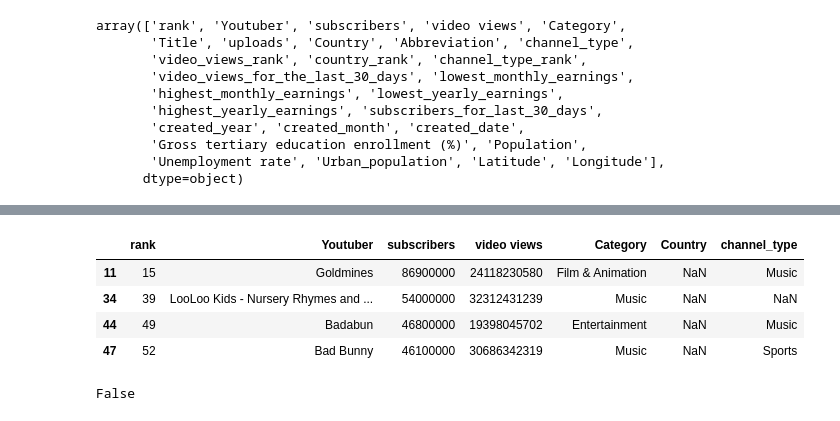
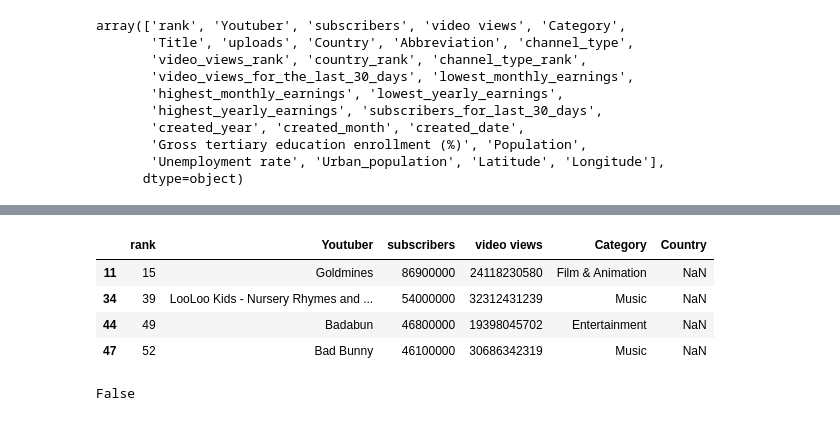
Before and after one commit to metguy/trending_youtubers, a Jupyter notebook: 2023_YouTuber_Analysis.ipynb, the cells around one changed output, grey strips where cells are left out. Drawn from its saved outputs; the diff is of its cells as text; code cells hidden in the pictures.

```diff
--- a/YouTuber_Analysis.ipynb
+++ b/2023_YouTuber_Analysis.ipynb
@@ -15,7 +15,7 @@ please provide us feedback at https://github.com/pandas-dev/pandas/issues/54466
 # %% [markdown]
 Then we'll need to read in the first csv file. We'll call the dataframe 'df_oldstats' since this file contains the data on 2023's trending YouTubers:
 # %%
-df_oldstats = pd.read_csv('old_datadump/GlobalYTstats.csv')
+df_oldstats = pd.read_csv('datadump/GlobalYTstats.csv')
 
 df_oldstats.head()
 # %% [output]
@@ -98,0 +65,18 @@ Number of rows after cleaning data:  50
+# %%
+#drop rows to shorten data to the top 50 youtubers
+df_oldstats.drop(df_oldstats.index[range(50, 987)], axis=0, inplace=True)
+
+#reset index and drop old one
+df_oldstats = df_oldstats.reset_index(drop=True)
+
+#displaying cleaned up dataset along with narrowed down cols and rows
+cols = len(df_oldstats.axes[1])
+rows = len(df_oldstats.axes[0])
+print("Number of columns after cleaning data: ", cols)
+print("Number of rows after cleaning data: ", rows)
+
+#set the dataframe options to suppress scientifc notation by setting float_format and then display ALL cols and rows
+pd.options.display.float_format = '{:.0f}'.format
+pd.set_option('display.max_rows', None)
+pd.set_option('display.max_columns', None)
+df_oldstats.head(None)
@@ -99,14 +103,14 @@ Number of rows after cleaning data:  50
 # %%
-#creating a boolean to find null values
-null_q = df_oldstats.isnull().any(axis=1)
-null_rows = df_oldstats[null_q]
+#creating boolean mask to find null values based on rows
+boo_mask = df_oldstats.isnull().any(axis=1)
+null_rows = df_oldstats[boo_mask]
 null_rows.head(None)
 # %% [output]
-|  | rank | Youtuber | subscribers | video views | Category | Country | channel_type |
-| 11 | 15 | Goldmines | 86900000 | 24118230580 | Film & Animation | NaN | Music |
-| 34 | 39 | LooLoo Kids - Nursery Rhymes and ... | 54000000 | 32312431239 | Music | NaN | NaN |
-| 44 | 49 | Badabun | 46800000 | 19398045702 | Entertainment | NaN | Music |
-| 47 | 52 | Bad Bunny | 46100000 | 30686342319 | Music | NaN | Sports |
+|  | rank | Youtuber | subscribers | video views | Category | Country |
+| 11 | 15 | Goldmines | 86900000 | 24118230580 | Film & Animation | NaN |
+| 34 | 39 | LooLoo Kids - Nursery Rhymes and ... | 54000000 | 32312431239 | Music | NaN |
+| 44 | 49 | Badabun | 46800000 | 19398045702 | Entertainment | NaN |
+| 47 | 52 | Bad Bunny | 46100000 | 30686342319 | Music | NaN |
 # %%
 #researched and filled null value errors
 df_oldstats.at[11, 'Country'] = 'India'
```
Also changed, not shown: parts of 8 cells of this notebook, 3 other files.
